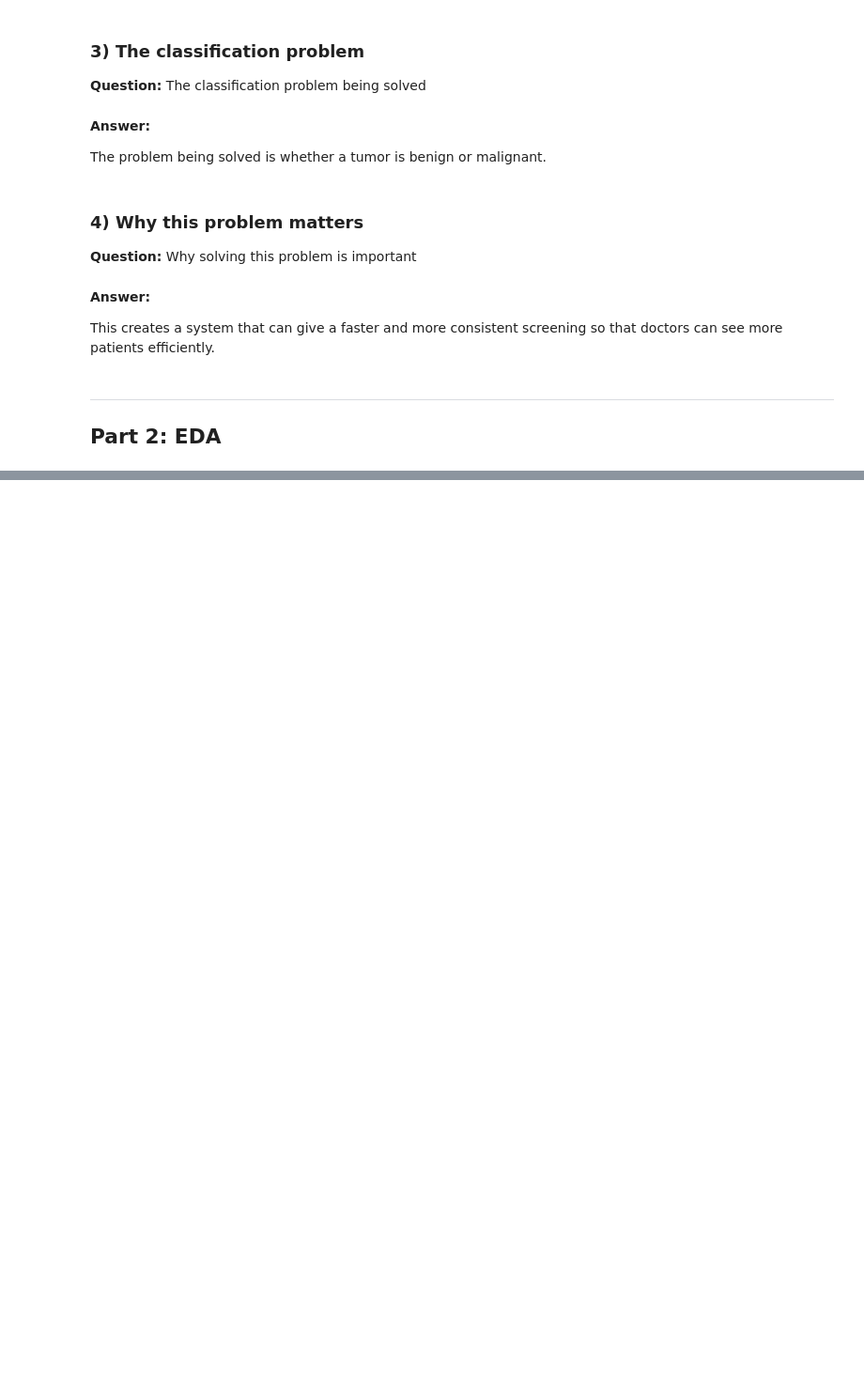
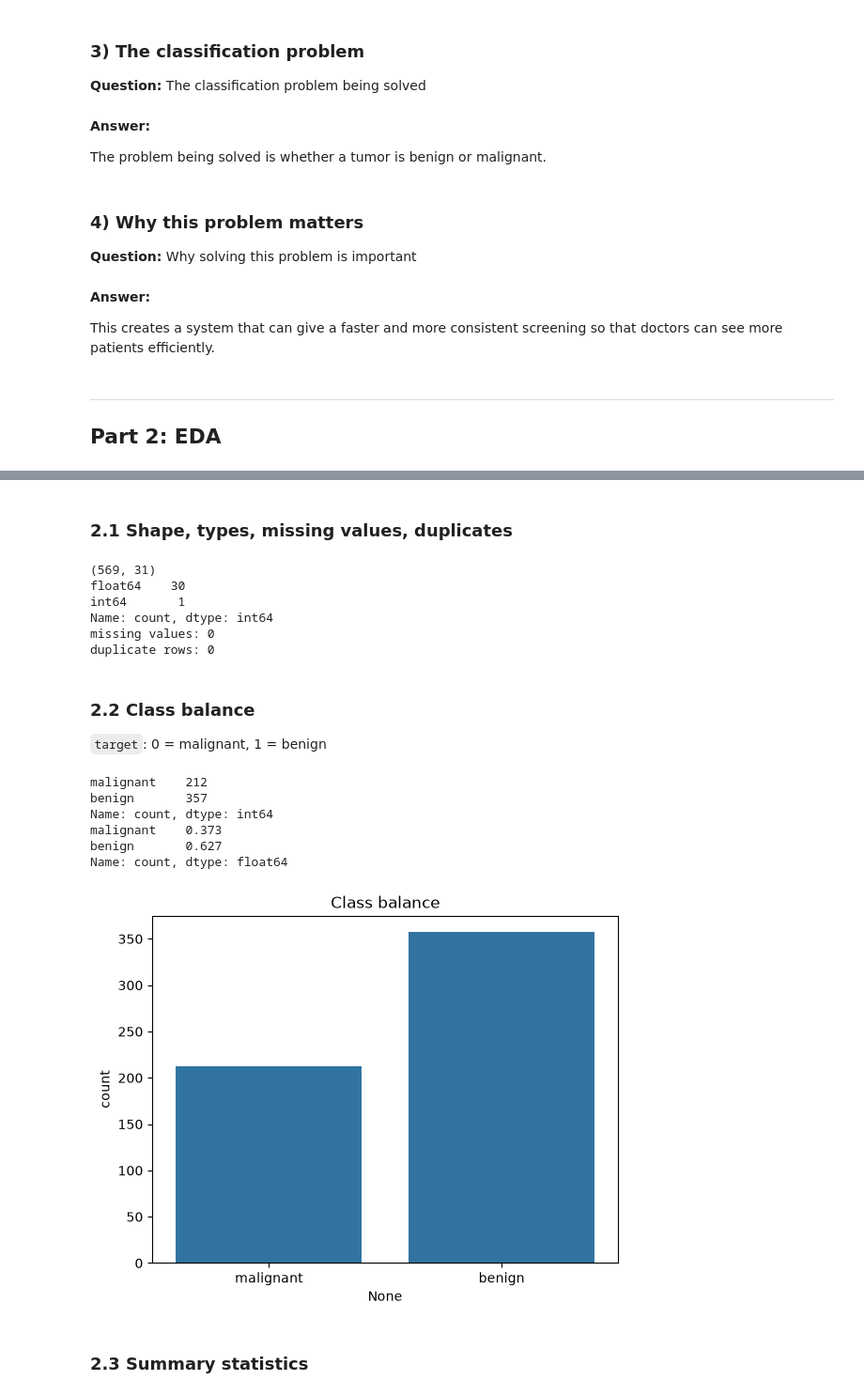
Before and after one commit to JustinSu11/Introduction-to-Artificial-Intelligence-and-Machine-Learning, a Jupyter notebook: Assignments/Assignment_4.2/assignment_4.2_deliverable.ipynb, the cells around one changed output, grey strips where cells are left out. Shown at 94% size. Drawn from its saved outputs; the diff is of its cells as text; code cells hidden in the pictures; blank space fills up the shorter version.

```diff
--- a/Assignments/Assignment_4.2/assignment_4.2_deliverable.ipynb
+++ b/Assignments/Assignment_4.2/assignment_4.2_deliverable.ipynb
@@ -94,0 +95,37 @@ plt.show()
+# %% [markdown]
+### 2.1 Shape, types, missing values, duplicates
+# %%
+df = breast_cancer.frame  # features + 'target'
+print(df.shape)
+print(df.dtypes.value_counts())
+print('missing values:', df.isnull().sum().sum())
+print('duplicate rows:', df.duplicated().sum())
+# %% [output]
+(569, 31)
+float64    30
+int64       1
+Name: count, dtype: int64
+missing values: 0
+duplicate rows: 0
+# %% [markdown]
+### 2.2 Class balance
+`target`: 0 = malignant, 1 = benign
+# %%
+counts = df['target'].value_counts().sort_index()
+counts.index = breast_cancer.target_names
+print(counts)
+print((counts / len(df)).round(3))
+sns.barplot(x=counts.index, y=counts.values)
+plt.ylabel('count')
+plt.title('Class balance')
+plt.show()
+# %% [output]
+malignant    212
+benign       357
+Name: count, dtype: int64
+malignant    0.373
+benign       0.627
+Name: count, dtype: float64
+[figure, added]
+# %% [markdown]
+### 2.3 Summary statistics
```
Also changed, not shown: parts of 24 cells of this notebook, 2 other files.
